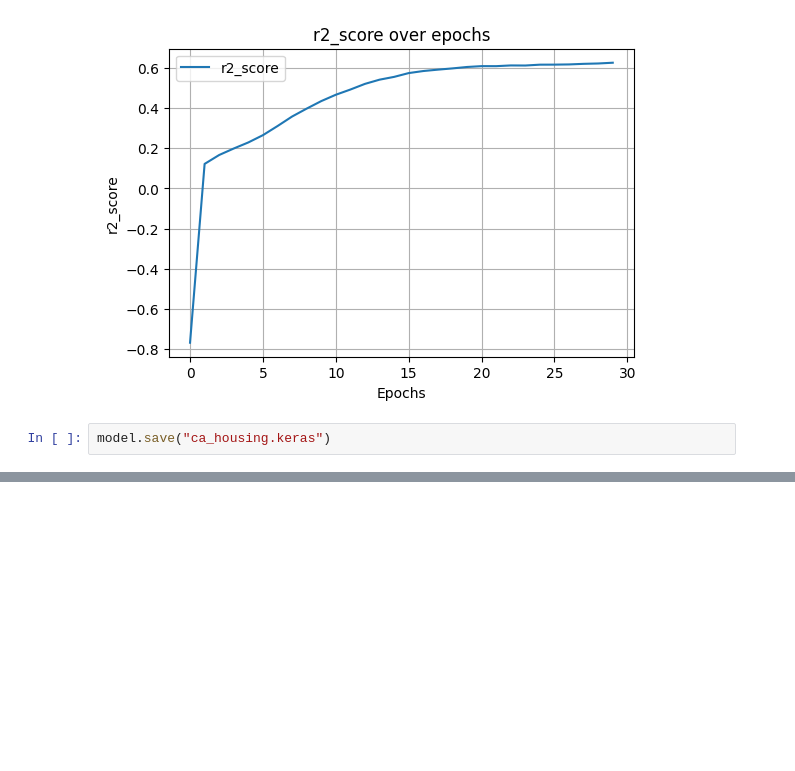
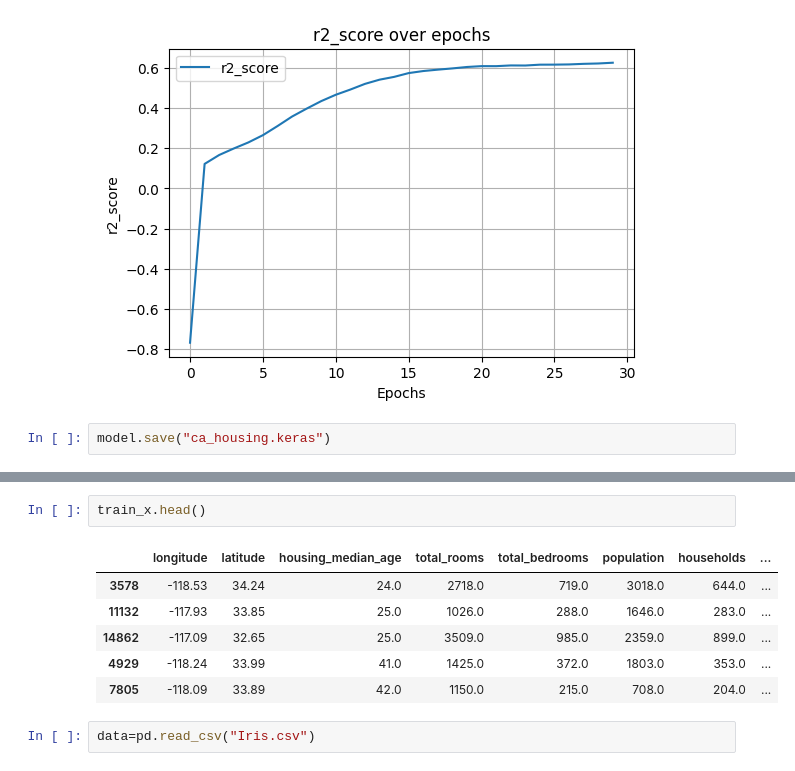
Before and after one commit to SalemElbermawy/full_deep, a Jupyter notebook: models.ipynb, the cells around one changed output, grey strips where cells are left out. Drawn from its saved outputs; the diff is of its cells as text; blank space fills up the shorter version.

```diff
--- a/models.ipynb
+++ b/models.ipynb
@@ -492,0 +502,11 @@ model.save("ca_housing.keras")
+# %%
+train_x.head()
+# %% [output]
+|  | longitude | latitude | housing_median_age | total_rooms | total_bedrooms | population | households | ... |
+| 3578 | -118.53 | 34.24 | 24.0 | 2718.0 | 719.0 | 3018.0 | 644.0 | ... |
+| 11132 | -117.93 | 33.85 | 25.0 | 1026.0 | 288.0 | 1646.0 | 283.0 | ... |
+| 14862 | -117.09 | 32.65 | 25.0 | 3509.0 | 985.0 | 2359.0 | 899.0 | ... |
+| 4929 | -118.24 | 33.99 | 41.0 | 1425.0 | 372.0 | 1803.0 | 353.0 | ... |
+| 7805 | -118.09 | 33.89 | 42.0 | 1150.0 | 215.0 | 708.0 | 204.0 | ... |
+# %%
+data=pd.read_csv("Iris.csv")
```
Also changed, not shown: parts of 15 cells of this notebook, 1 other file.
